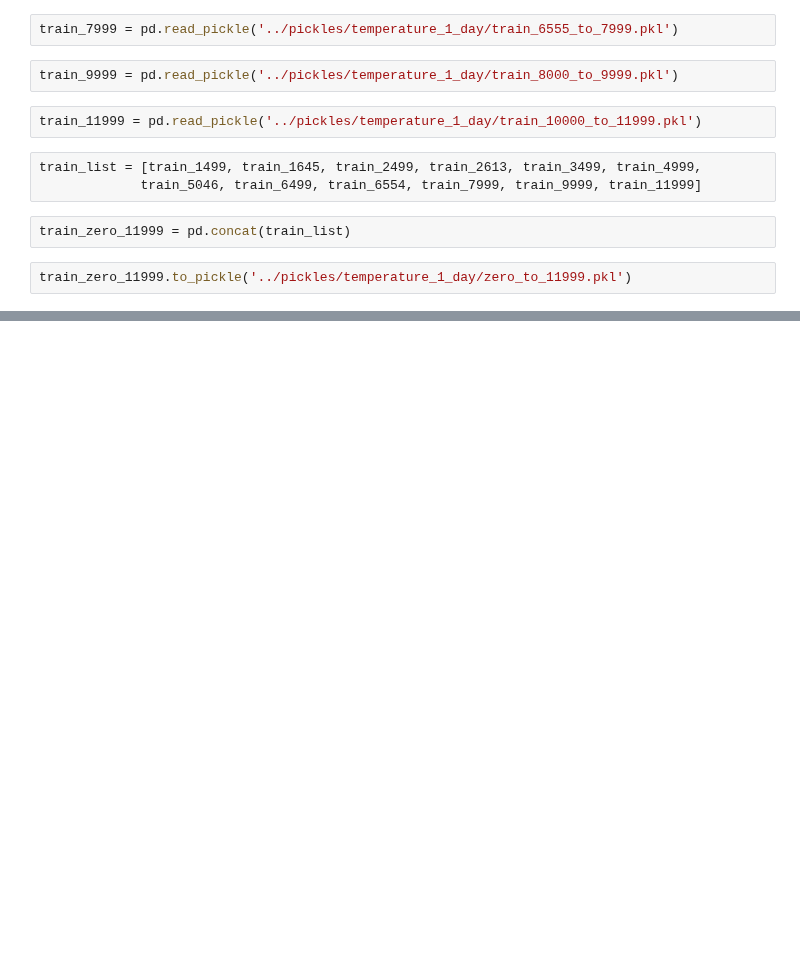
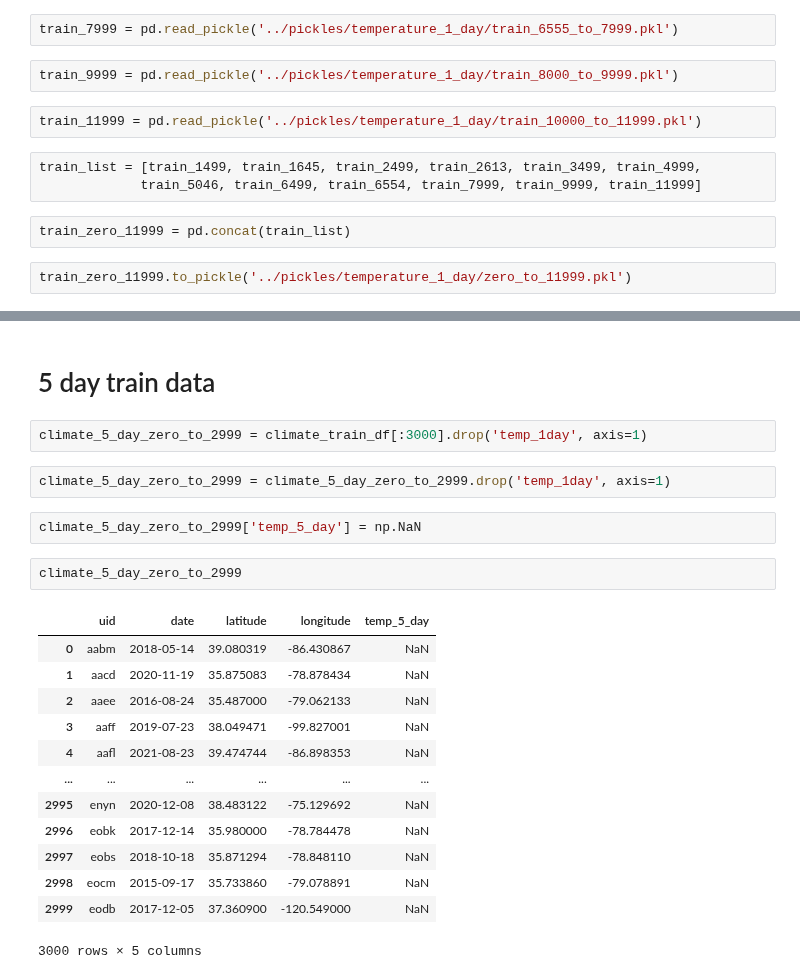
Before and after one commit to mduncan23/Predicting-Harmful-Algal-Blooms, a Jupyter notebook: Temp_data_pulls-my attempts.ipynb, the cells around one changed output, grey strips where cells are left out. Cells and saved outputs as stored; diff of their text form; blank space fills up the shorter version.

Commit message:
pulled all temp data and started modeling

```diff
--- a/Temp_data_pulls-my attempts.ipynb
+++ b/Temp_data_pulls-my attempts.ipynb
@@ -647,0 +667,24 @@ train_zero_11999.to_pickle('../pickles/temperature_1_day/zero_to_11999.pkl')
+# %% [markdown]
+# 5 day train data
+# %%
+climate_5_day_zero_to_2999 = climate_train_df[:3000].drop('temp_1day', axis=1)
+# %%
+climate_5_day_zero_to_2999 = climate_5_day_zero_to_2999.drop('temp_1day', axis=1)
+# %%
+climate_5_day_zero_to_2999['temp_5_day'] = np.NaN
+# %%
+climate_5_day_zero_to_2999
+# %% [output]
+|  | uid | date | latitude | longitude | temp_5_day |
+| 0 | aabm | 2018-05-14 | 39.080319 | -86.430867 | NaN |
+| 1 | aacd | 2020-11-19 | 35.875083 | -78.878434 | NaN |
+| 2 | aaee | 2016-08-24 | 35.487000 | -79.062133 | NaN |
+| 3 | aaff | 2019-07-23 | 38.049471 | -99.827001 | NaN |
+| 4 | aafl | 2021-08-23 | 39.474744 | -86.898353 | NaN |
+| ... | ... | ... | ... | ... | ... |
+| 2995 | enyn | 2020-12-08 | 38.483122 | -75.129692 | NaN |
+| 2996 | eobk | 2017-12-14 | 35.980000 | -78.784478 | NaN |
+| 2997 | eobs | 2018-10-18 | 35.871294 | -78.848110 | NaN |
+| 2998 | eocm | 2015-09-17 | 35.733860 | -79.078891 | NaN |
+| 2999 | eodb | 2017-12-05 | 37.360900 | -120.549000 | NaN |
+3000 rows × 5 columns
```
Also changed, not shown: parts of 8 cells of this notebook, 3 other files.
